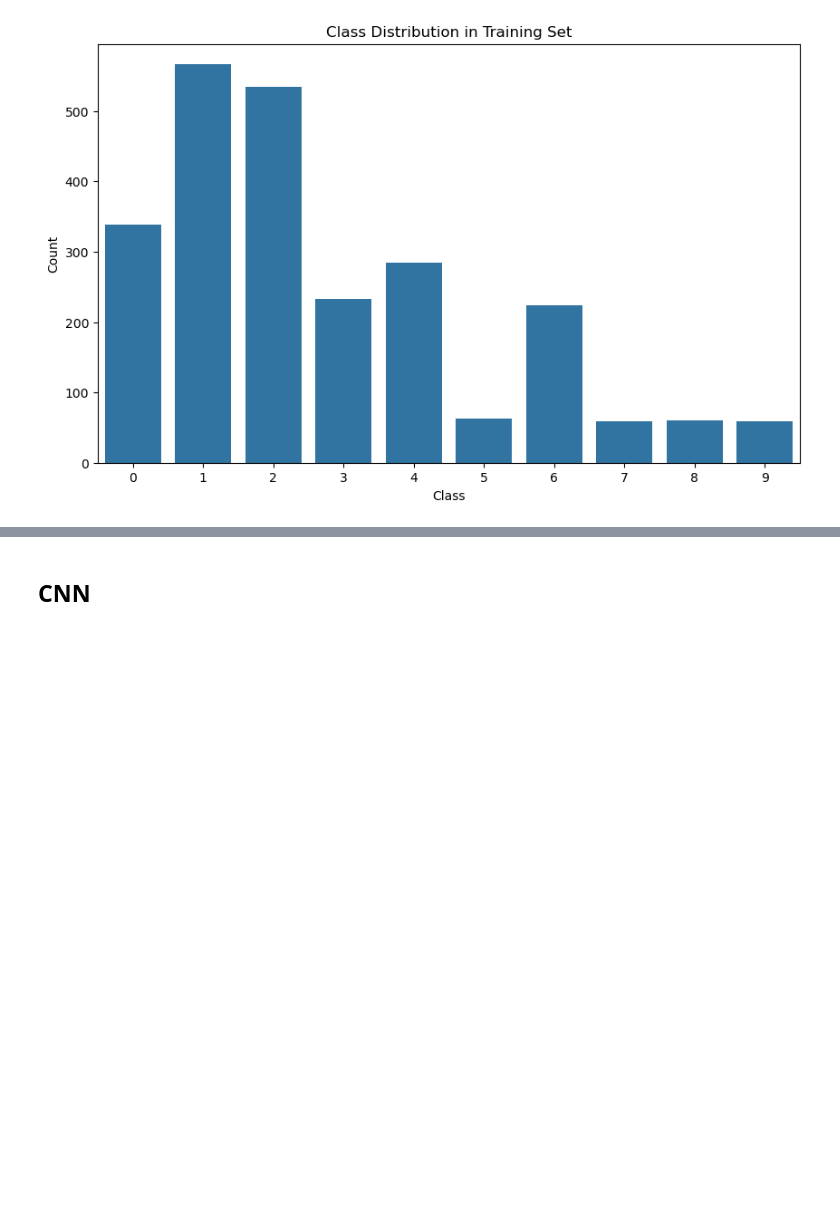
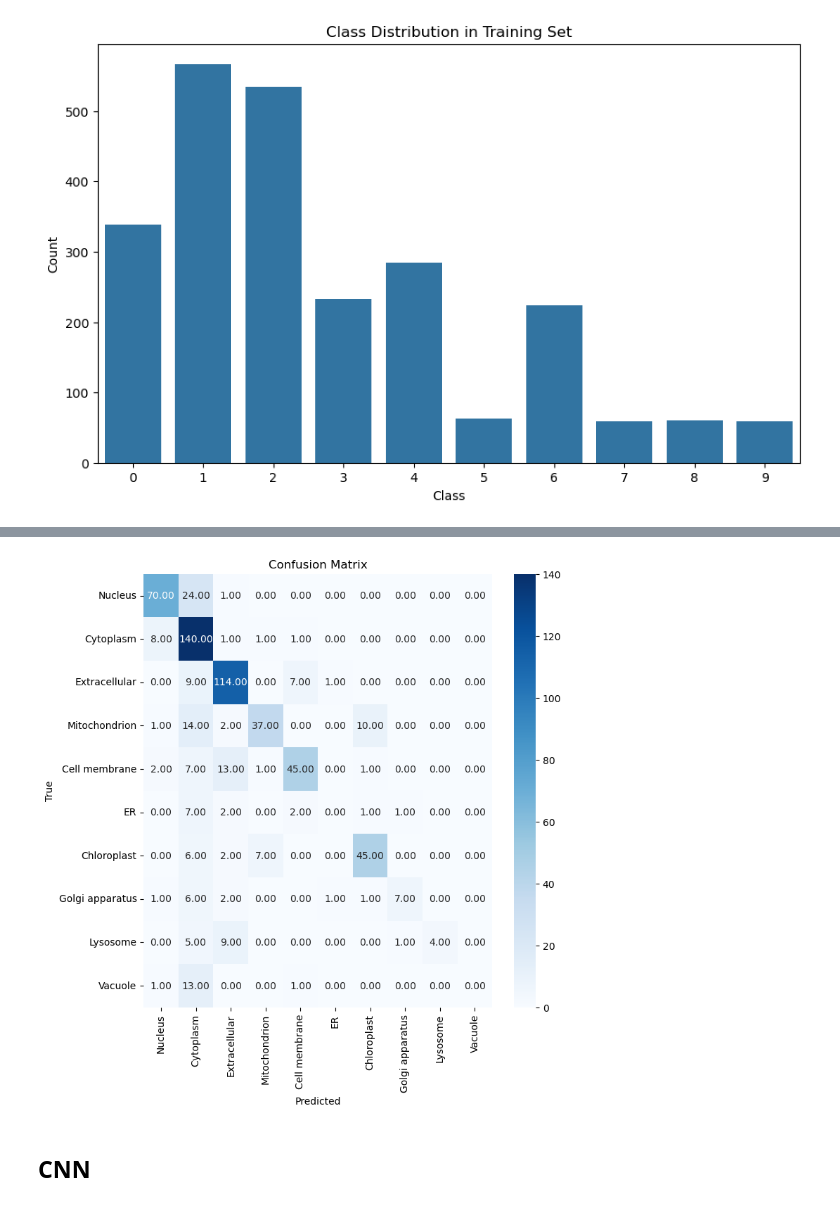
Before and after one commit to jxrgemartinez/subcellular_localisation, a Jupyter notebook: src/subcellular_localisation.ipynb, the cells around one changed output, grey strips where cells are left out. Drawn from its saved outputs; the diff is of its cells as text; code cells hidden in the pictures; blank space fills up the shorter version.

```diff
--- a/src/subcellular_localisation.ipynb
+++ b/src/subcellular_localisation.ipynb
@@ -141,0 +230,23 @@ y_test = to_categorical(y_test, num_classes)
+# %%
+# Make predictions
+y_pred = model_dnn.predict(x_test)
+
+
+# Convert one-hot encoded labels back to class indices
+y_test_classes = np.argmax(y_test, axis=1)
+y_pred_classes = np.argmax(y_pred, axis=1)
+
+classes = ['Nucleus','Cytoplasm','Extracellular','Mitochondrion','Cell membrane','ER',
+           'Chloroplast','Golgi apparatus','Lysosome','Vacuole']
+
+# Create confusion matrix
+cm = confusion_matrix(y_test_classes, y_pred_classes)
+
+# Plot confusion matrix
+plt.figure(figsize=(8, 8))
+sns.heatmap(cm, annot=True, fmt='.2f', xticklabels=classes, yticklabels=classes, cmap='Blues')
+plt.xlabel('Predicted')
+plt.ylabel('True')
+plt.title('Confusion Matrix')
+plt.show()
+# %% [output]
@@ -142,3 +254,4 @@ y_test = to_categorical(y_test, num_classes)
+[figure, added]
 # %% [markdown]
 ## CNN
 # %%
```
Also changed, not shown: parts of 51 cells of this notebook.
